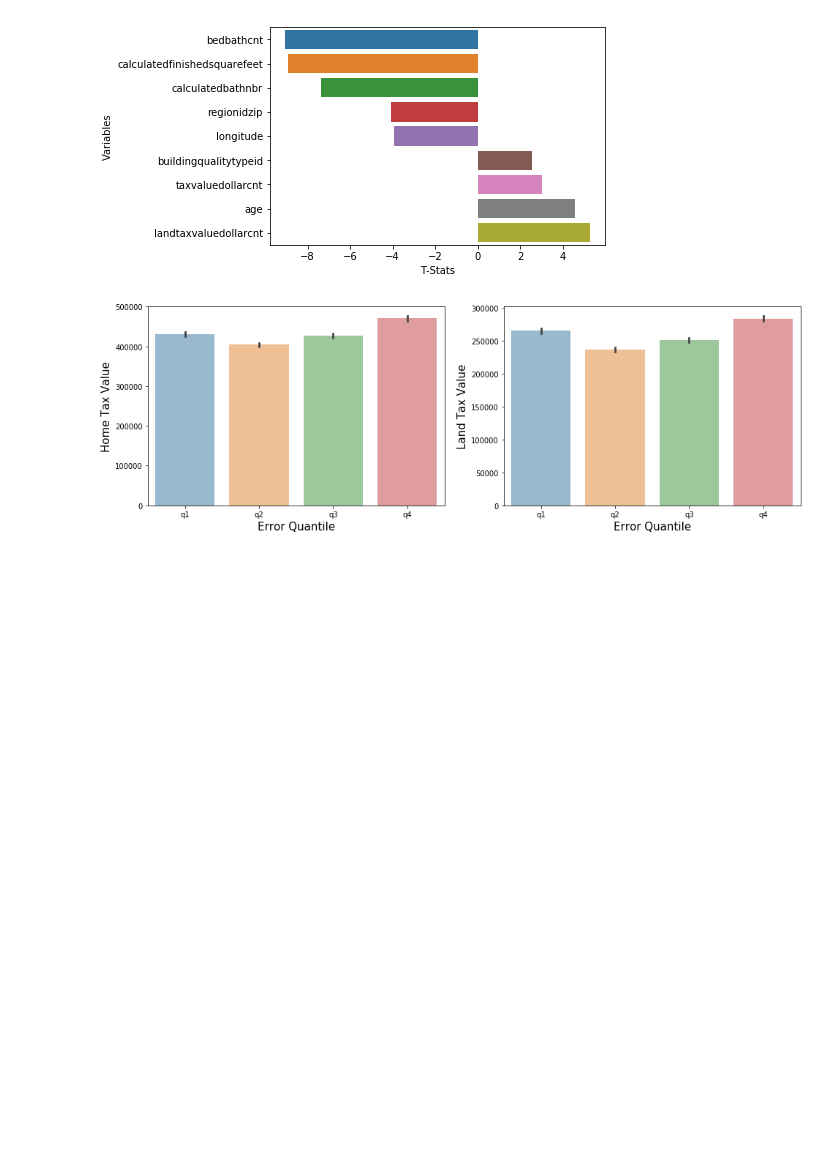
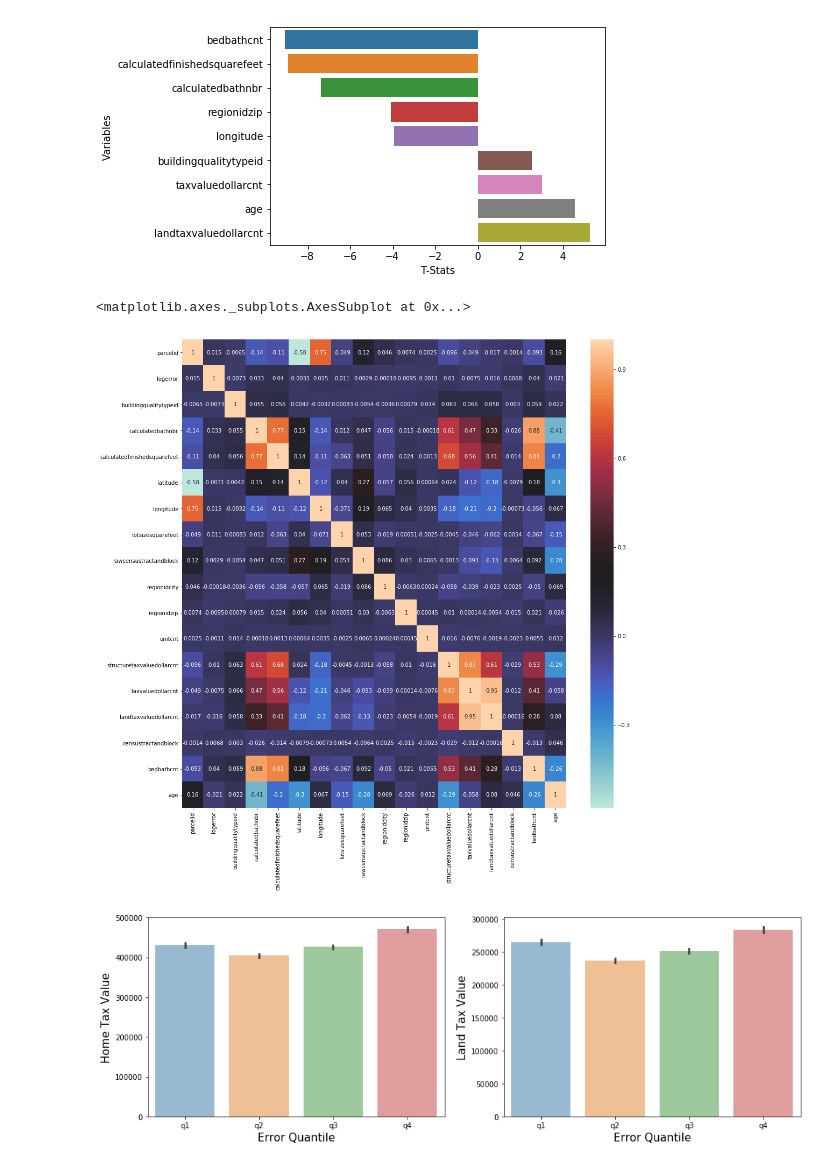
Before and after one commit to GaryGonzenbach/ds-methodologies-exercises, a Jupyter notebook: Clustering/explore_zillow.ipynb, the cells around one changed output. Drawn from its saved outputs; the diff is of its cells as text; code cells hidden in the pictures; blank space fills up the shorter version.

```diff
--- a/Clustering/explore_zillow.ipynb
+++ b/Clustering/explore_zillow.ipynb
@@ -81,6 +80,9 @@ r, pval = stats.pearsonr(df.age, df.bedbathcnt)
 # %%
-# plt.figure(figsize=(16,16))
-# sns.heatmap(df.corr(), cmap='icefire', annot=True)
+plt.figure(figsize=(16,16))
+sns.heatmap(df.corr(), cmap='icefire', annot=True)
+# %% [output]
+<matplotlib.axes._subplots.AxesSubplot at 0x...>
+[figure, added]
 # %%
 features =  ['taxvaluedollarcnt','landtaxvaluedollarcnt']
 
```
Also changed, not shown: parts of 6 cells of this notebook, 4 other files.
